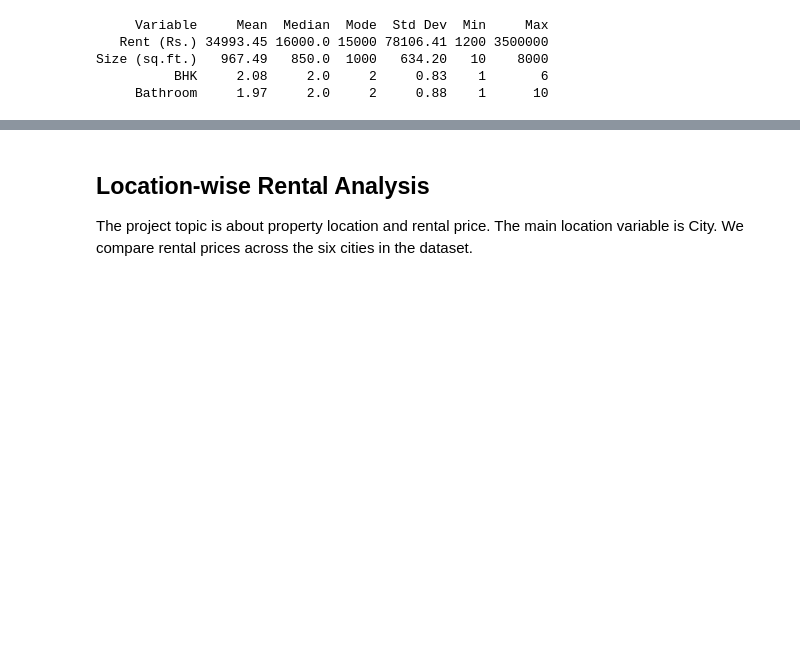
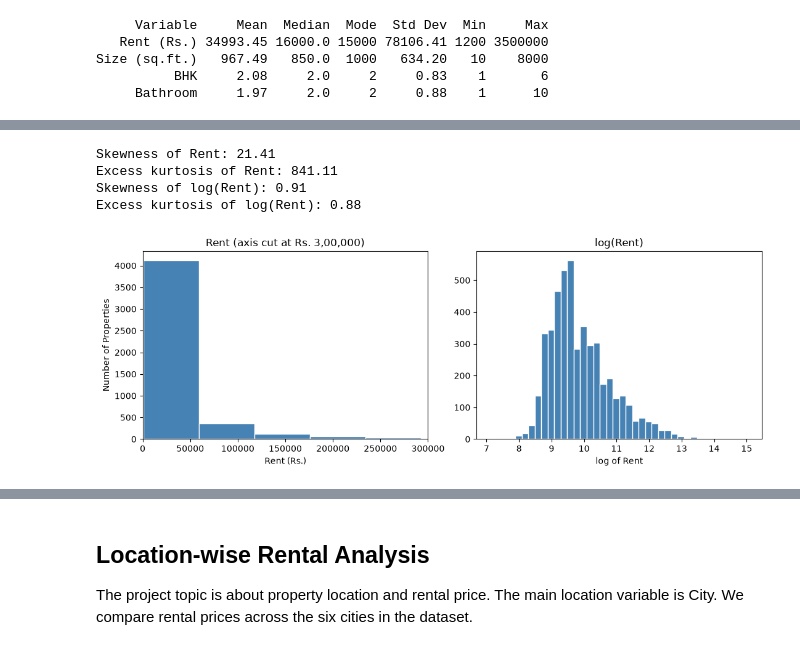
Before and after one commit to ishanKulkarni13/PAS_college, a Jupyter notebook: cp/property_location_rental_price_analysis.ipynb, the cells around one changed output, grey strips where cells are left out. Drawn from its saved outputs; the diff is of its cells as text; code cells hidden in the pictures; blank space fills up the shorter version.

```diff
--- a/cp/property_location_rental_price_analysis.ipynb
+++ b/cp/property_location_rental_price_analysis.ipynb
@@ -268,0 +339,29 @@ Size (sq.ft.)   967.49   850.0  1000   634.20   10    8000
+# %%
+print("Skewness of Rent:", round(rent.skew(), 2))
+print("Excess kurtosis of Rent:", round(rent.kurt(), 2))
+
+log_rent = np.log(rent)
+print("Skewness of log(Rent):", round(log_rent.skew(), 2))
+print("Excess kurtosis of log(Rent):", round(log_rent.kurt(), 2))
+# %% [output]
+Skewness of Rent: 21.41
+Excess kurtosis of Rent: 841.11
+Skewness of log(Rent): 0.91
+Excess kurtosis of log(Rent): 0.88
+# %%
+fig, axes = plt.subplots(1, 2, figsize=(11, 4))
+
+axes[0].hist(rent, bins=60, color="steelblue", edgecolor="white")
+axes[0].set_xlim(0, 300000)
+axes[0].set_title("Rent (axis cut at Rs. 3,00,000)")
+axes[0].set_xlabel("Rent (Rs.)")
+axes[0].set_ylabel("Number of Properties")
+
+axes[1].hist(log_rent, bins=40, color="steelblue", edgecolor="white")
+axes[1].set_title("log(Rent)")
+axes[1].set_xlabel("log of Rent")
+
+fig.tight_layout()
+plt.show()
+# %% [output]
+[figure, added]
```
Also changed, not shown: parts of 48 cells of this notebook, 23 other files.
